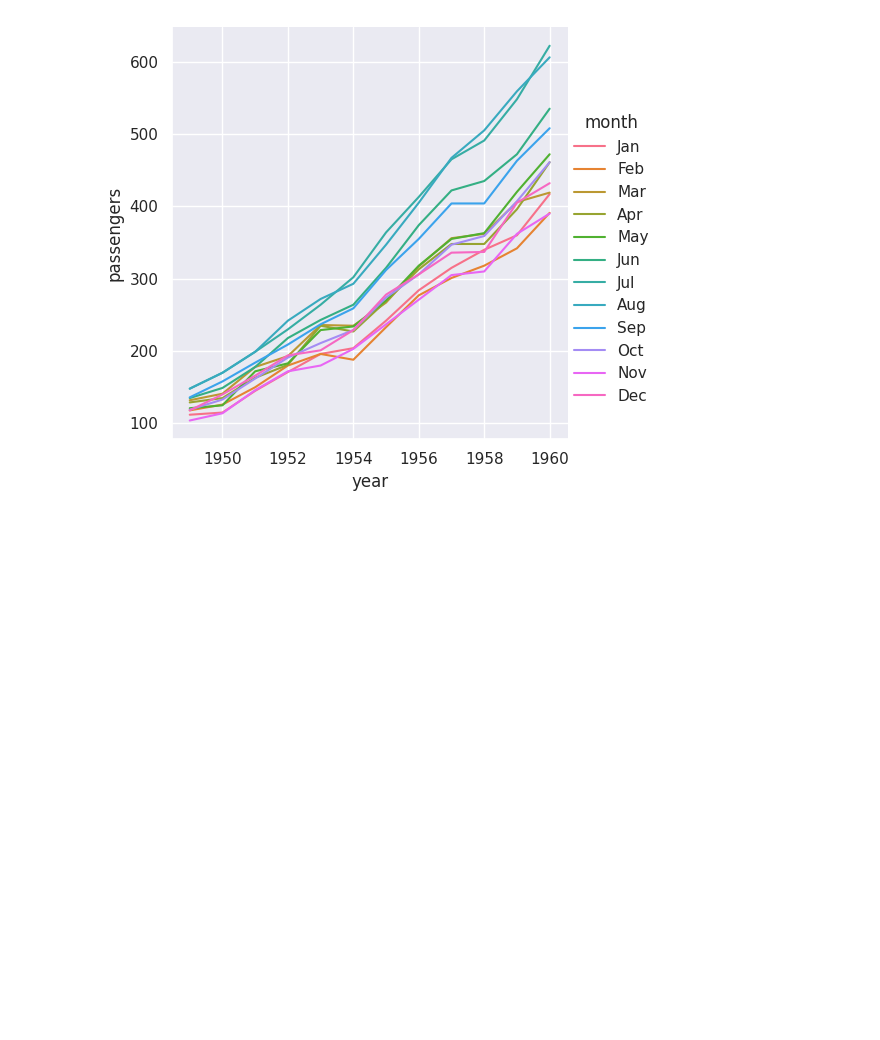
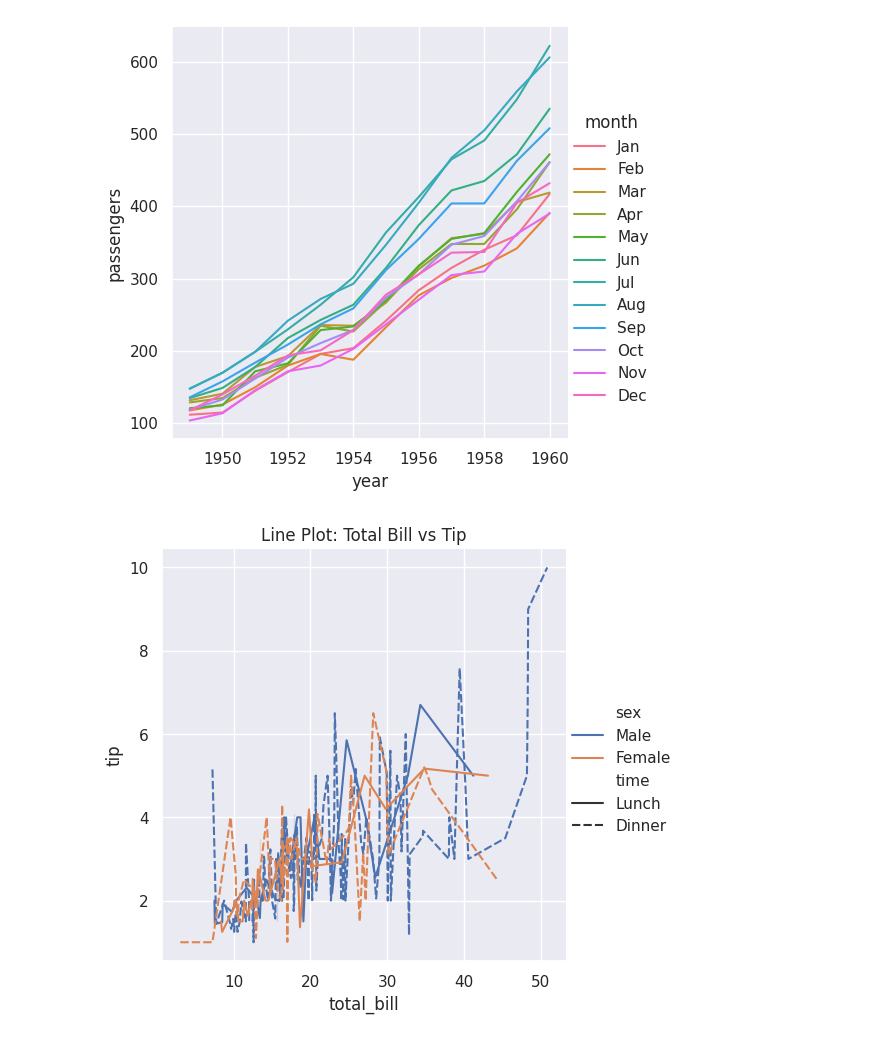
Before and after one commit to Ravurumadhuri/DataAnalysis1, a Jupyter notebook: DataAnalysis1.ipynb, the cells around one changed output. Saved outputs shown, nothing was run; the diff lists cells and outputs as text; code cells hidden in the pictures; blank space fills up the shorter version.

```diff
--- a/DataAnalysis1.ipynb
+++ b/DataAnalysis1.ipynb
@@ -118,0 +110,9 @@ data=
+# %%
+import seaborn as sns
+import matplotlib.pyplot as plt
+data=sns.load_dataset('tips')
+sns.relplot(x='total_bill',y='tip',data=data,kind='line',hue='sex',style='time')
+plt.title('Line Plot: Total Bill vs Tip')
+plt.show()
+# %% [output]
+[figure, added]
```
Also changed, not shown: parts of 20 cells of this notebook.
